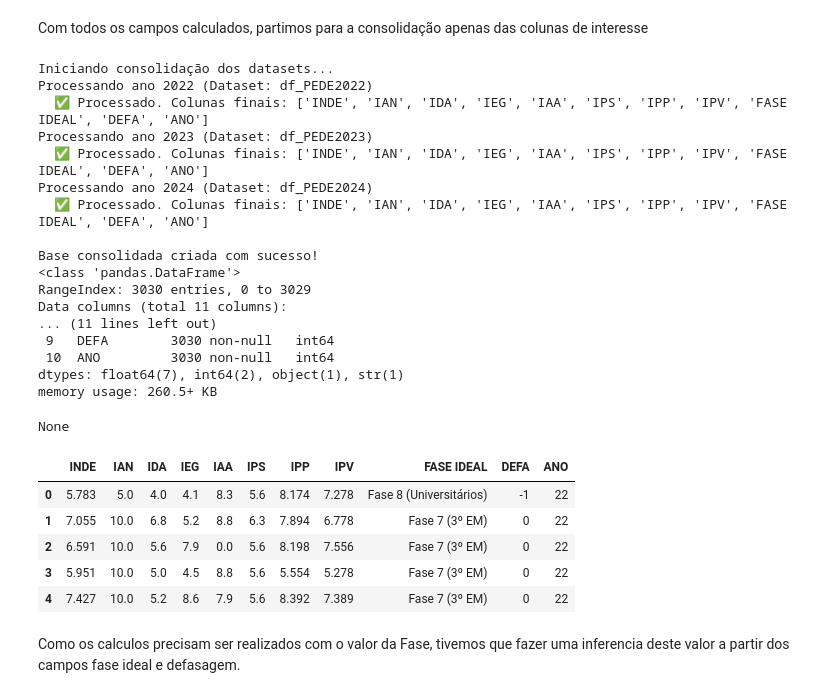
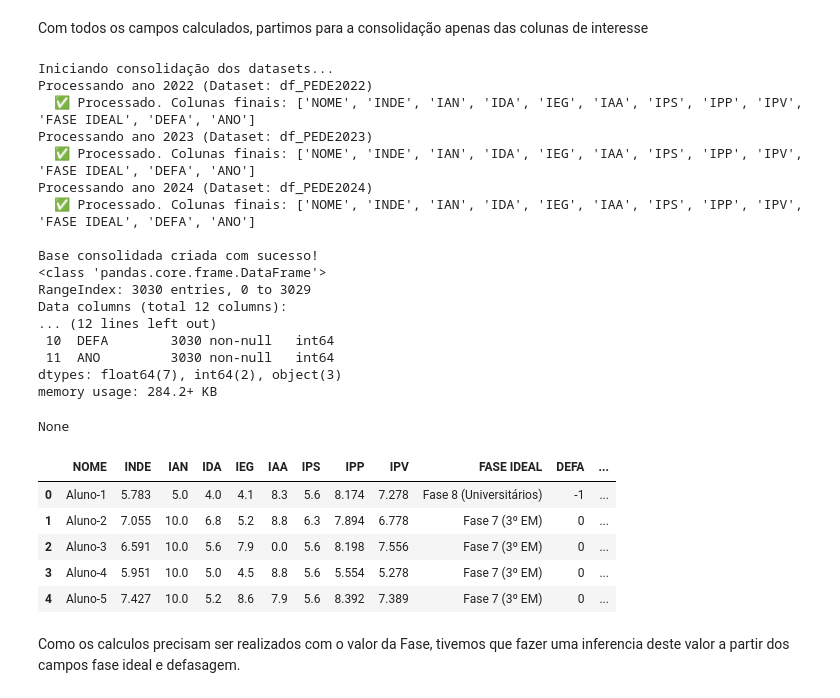
Before and after one commit to marcelotmalta/Dataton, a Jupyter notebook: notebooks/1 - obtendoDados.ipynb, the cells around one changed output. Cells and saved outputs as stored; diff of their text form; code cells hidden in the pictures.

```diff
--- a/notebooks/1 - obtendoDados.ipynb
+++ b/notebooks/1 - obtendoDados.ipynb
@@ -81,7 +81,7 @@ Além destes campos, também estamos trazendo os campos da Fase Ideal e da Defas
 O script abaixo faz a verificação em cada df se os campos estão presentes e se estão com valores validos.
 # %%
 # 1. Definição das variáveis de verificação (Baseado nas regras do INDE [cite: 1, 30])
-required_vars = ['INDE', 'IAN', 'IDA', 'IEG', 'IAA', 'IPS', 'IPP', 'IPV', 'Fase Ideal', 'Defa']
+required_vars = ['NOME','INDE', 'IAN', 'IDA', 'IEG', 'IAA', 'IPS', 'IPP', 'IPV', 'Fase Ideal', 'Defa']
 
 print("Relatório de Verificação de Variáveis (Regras INDE)")
 print("=" * 50)
@@ -176,7 +176,7 @@ Com todos os campos calculados, partimos para a consolidação apenas das coluna
 
 processed_dfs = []
 # Mantemos os nomes alvo como desejamos que fiquem no df_Base
-target_vars = ['INDE', 'IAN', 'IDA', 'IEG', 'IAA', 'IPS', 'IPP', 'IPV', 'FASE IDEAL', 'DEFA']
+target_vars = ['NOME', 'INDE', 'IAN', 'IDA', 'IEG', 'IAA', 'IPS', 'IPP', 'IPV', 'FASE IDEAL', 'DEFA']
 years_map = {
     '2022': 22,
     '2023': 23,
@@ -236,49 +236,49 @@ for year_str, year_val in years_map.items():
 
 # Concatenando tudo
 if processed_dfs:
     df_Base = pd.concat(processed_dfs, ignore_index=True)
 
     # Garantia final: Transformar as colunas da Base em Maiúsculo (Fase Ideal -> FASE IDEAL)
     df_Base.columns = [c.upper() for c in df_Base.columns]
 
     print("\nBase consolidada criada com sucesso!")
     # No Jupyter/Google Colab utilizamos display, em scripts puros usamos print
     try:
         display(df_Base.info())
         display(df_Base.head())
     except NameError:
         print(df_Base.info())
         print(df_Base.head())
 
     # Disponibiliza GLOBALMENTE
     globals()['df_Base'] = df_Base
 else:
     print("Nenhum dado foi processado para a Base.")
 # %% [output]
 Iniciando consolidação dos datasets...
 Processando ano 2022 (Dataset: df_PEDE2022)
-  ✅ Processado. Colunas finais: ['INDE', 'IAN', 'IDA', 'IEG', 'IAA', 'IPS', 'IPP', 'IPV', 'FASE IDEAL', 'DEFA', 'ANO']
+  ✅ Processado. Colunas finais: ['NOME', 'INDE', 'IAN', 'IDA', 'IEG', 'IAA', 'IPS', 'IPP', 'IPV', 'FASE IDEAL', 'DEFA', 'ANO']
 Processando ano 2023 (Dataset: df_PEDE2023)
-  ✅ Processado. Colunas finais: ['INDE', 'IAN', 'IDA', 'IEG', 'IAA', 'IPS', 'IPP', 'IPV', 'FASE IDEAL', 'DEFA', 'ANO']
+  ✅ Processado. Colunas finais: ['NOME', 'INDE', 'IAN', 'IDA', 'IEG', 'IAA', 'IPS', 'IPP', 'IPV', 'FASE IDEAL', 'DEFA', 'ANO']
 Processando ano 2024 (Dataset: df_PEDE2024)
-  ✅ Processado. Colunas finais: ['INDE', 'IAN', 'IDA', 'IEG', 'IAA', 'IPS', 'IPP', 'IPV', 'FASE IDEAL', 'DEFA', 'ANO']
+  ✅ Processado. Colunas finais: ['NOME', 'INDE', 'IAN', 'IDA', 'IEG', 'IAA', 'IPS', 'IPP', 'IPV', 'FASE IDEAL', 'DEFA', 'ANO']
 
 Base consolidada criada com sucesso!
-<class 'pandas.DataFrame'>
+<class 'pandas.core.frame.DataFrame'>
 RangeIndex: 3030 entries, 0 to 3029
-Data columns (total 11 columns):
-... (11 lines left out)
- 9   DEFA        3030 non-null   int64
- 10  ANO         3030 non-null   int64
-dtypes: float64(7), int64(2), object(1), str(1)
-memory usage: 260.5+ KB
+Data columns (total 12 columns):
+... (12 lines left out)
+ 10  DEFA        3030 non-null   int64
+ 11  ANO         3030 non-null   int64
+dtypes: float64(7), int64(2), object(3)
+memory usage: 284.2+ KB
 None
-|  | INDE | IAN | IDA | IEG | IAA | IPS | IPP | IPV | FASE IDEAL | DEFA | ANO |
-| 0 | 5.783 | 5.0 | 4.0 | 4.1 | 8.3 | 5.6 | 8.174 | 7.278 | Fase 8 (Universitários) | -1 | 22 |
-| 1 | 7.055 | 10.0 | 6.8 | 5.2 | 8.8 | 6.3 | 7.894 | 6.778 | Fase 7 (3º EM) | 0 | 22 |
-| 2 | 6.591 | 10.0 | 5.6 | 7.9 | 0.0 | 5.6 | 8.198 | 7.556 | Fase 7 (3º EM) | 0 | 22 |
-| 3 | 5.951 | 10.0 | 5.0 | 4.5 | 8.8 | 5.6 | 5.554 | 5.278 | Fase 7 (3º EM) | 0 | 22 |
-| 4 | 7.427 | 10.0 | 5.2 | 8.6 | 7.9 | 5.6 | 8.392 | 7.389 | Fase 7 (3º EM) | 0 | 22 |
+|  | NOME | INDE | IAN | IDA | IEG | IAA | IPS | IPP | IPV | FASE IDEAL | DEFA | ... |
+| 0 | Aluno-1 | 5.783 | 5.0 | 4.0 | 4.1 | 8.3 | 5.6 | 8.174 | 7.278 | Fase 8 (Universitários) | -1 | ... |
+| 1 | Aluno-2 | 7.055 | 10.0 | 6.8 | 5.2 | 8.8 | 6.3 | 7.894 | 6.778 | Fase 7 (3º EM) | 0 | ... |
+| 2 | Aluno-3 | 6.591 | 10.0 | 5.6 | 7.9 | 0.0 | 5.6 | 8.198 | 7.556 | Fase 7 (3º EM) | 0 | ... |
+| 3 | Aluno-4 | 5.951 | 10.0 | 5.0 | 4.5 | 8.8 | 5.6 | 5.554 | 5.278 | Fase 7 (3º EM) | 0 | ... |
+| 4 | Aluno-5 | 7.427 | 10.0 | 5.2 | 8.6 | 7.9 | 5.6 | 8.392 | 7.389 | Fase 7 (3º EM) | 0 | ... |
 # %% [markdown]
 Como os calculos precisam ser realizados com o valor da Fase, tivemos que fazer uma inferencia deste valor a partir dos campos fase ideal e defasagem.
 # %%
```
Also changed, not shown: parts of 4 cells of this notebook, 25 other files.
